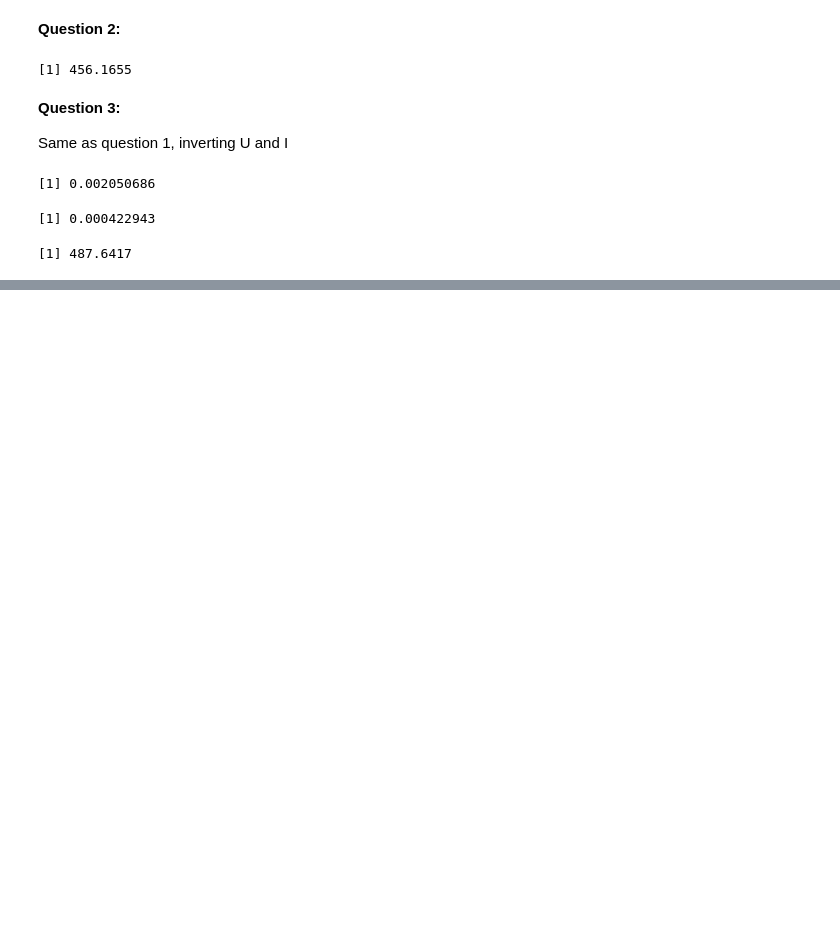
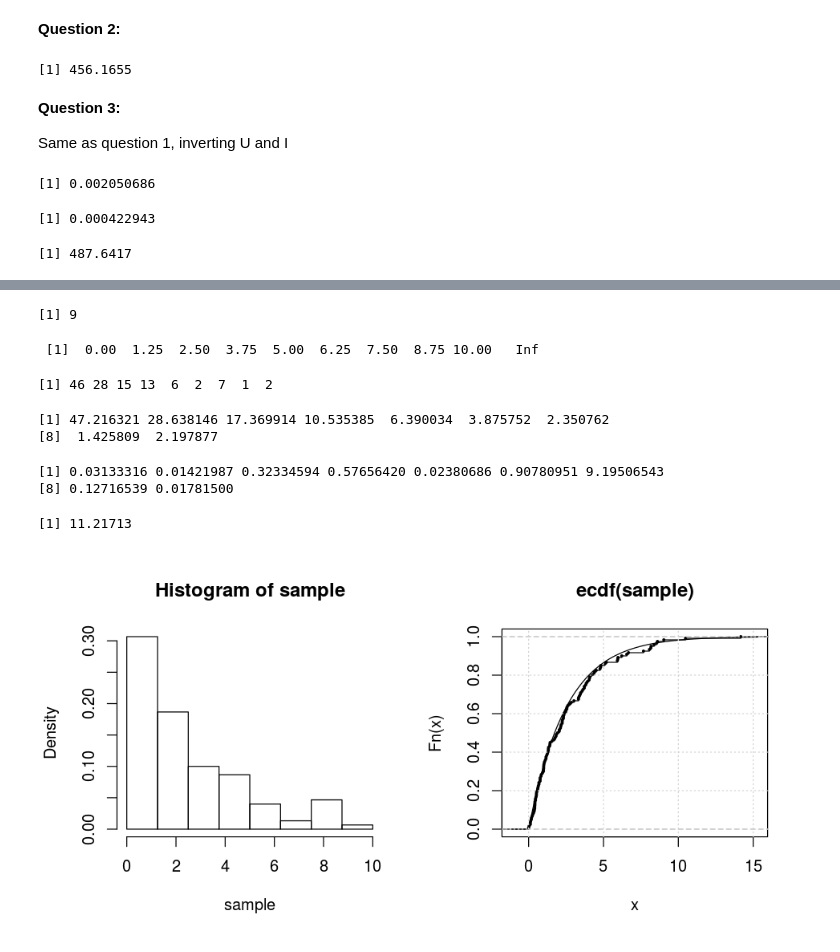
Before and after one commit to ebusato/jupyter_R, a Jupyter notebook: ExercicesFromBClementsBook.ipynb, the cells around one changed output, grey strips where cells are left out. Drawn from its saved outputs; the diff is of its cells as text; code cells hidden in the pictures; blank space fills up the shorter version.

```diff
--- a/ExercicesFromBClementsBook.ipynb
+++ b/ExercicesFromBClementsBook.ipynb
@@ -186,0 +193,51 @@ b3
+# %%
+par(mfrow = c(1,2))
+options(repr.plot.width=8, repr.plot.height=4)
+
+sample = c(0.008, 0.036, 0.112, 0.115, 0.133, 0.178, 0.189, 0.238,
+           0.274, 0.323, 0.364, 0.386, 0.406, 0.409, 0.418, 0.421,
+           0.423, 0.455, 0.459, 0.496, 0.519, 0.522, 0.534, 0.582,
+           0.606, 0.624, 0.649, 0.687, 0.689, 0.764, 0.768, 0.774,
+           0.825, 0.843, 0.921, 0.987, 0.992, 1.003, 1.004, 1.015,
+           1.034, 1.064, 1.112, 1.159, 1.163, 1.208, 1.253, 1.287,
+           1.317, 1.320, 1.333, 1.412, 1.421, 1.438, 1.574, 1.719,
+           1.769, 1.830, 1.853, 1.930, 2.041, 2.053, 2.119, 2.146,
+           2.167, 2.237, 2.243, 2.249, 2.318, 2.325, 2.349, 2.372,
+           2.465, 2.497, 2.553, 2.562, 2.616, 2.739, 2.851, 3.029,
+           3.327, 3.335, 3.390, 3.447, 3.473, 3.568, 3.627, 3.718,
+           3.720, 3.814, 3.854, 3.929, 4.038, 4.065, 4.089, 4.177,
+           4.357, 4.403, 4.514, 4.771, 4.809, 4.827, 5.086, 5.191,
+           5.928, 5.952, 5.968, 6.222, 6.556, 6.670, 7.673, 8.071,
+           8.165, 8.181, 8.383, 8.557, 8.606, 9.032, 10.482, 14.174)
+
+n = length(sample)
+breaks=seq(0, 10, by=1.25)
+breaks <- c(breaks, Inf)
+h <- hist(sample, xlim=c(0, 10), breaks=breaks)
+
+nbins = length(h$breaks)-1
+nbins
+
+h$breaks
+nj = h$counts[1:nbins]
+npj = n*(pexp(h$breaks[2:(nbins+1)], rate=0.4)-pexp(h$breaks[1:nbins], rate=0.4))
+Kj = (nj - npj)^2/npj
+
+nj
+npj
+Kj
+sum(Kj)
+
+plot(ecdf(sample), cex=0.3)
+curve(pexp(x, rate=0.4), add=T)
+grid()
+# %% [output]
+[1] 9
+ [1]  0.00  1.25  2.50  3.75  5.00  6.25  7.50  8.75 10.00   Inf
+[1] 46 28 15 13  6  2  7  1  2
+[1] 47.216321 28.638146 17.369914 10.535385  6.390034  3.875752  2.350762
+[8]  1.425809  2.197877
+[1] 0.03133316 0.01421987 0.32334594 0.57656420 0.02380686 0.90780951 9.19506543
+[8] 0.12716539 0.01781500
+[1] 11.21713
+[figure, added]
```
Also changed, not shown: parts of 1 cell of this notebook.
